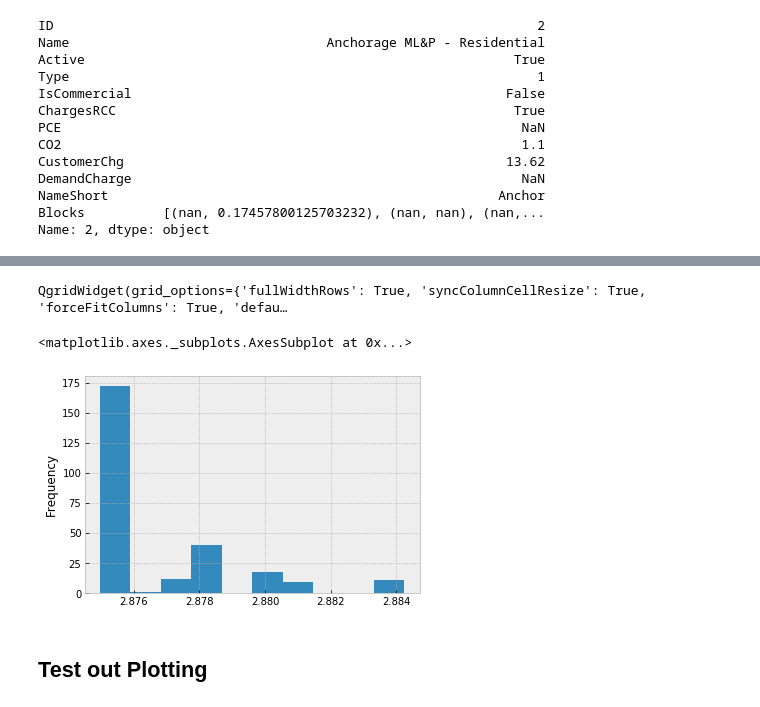
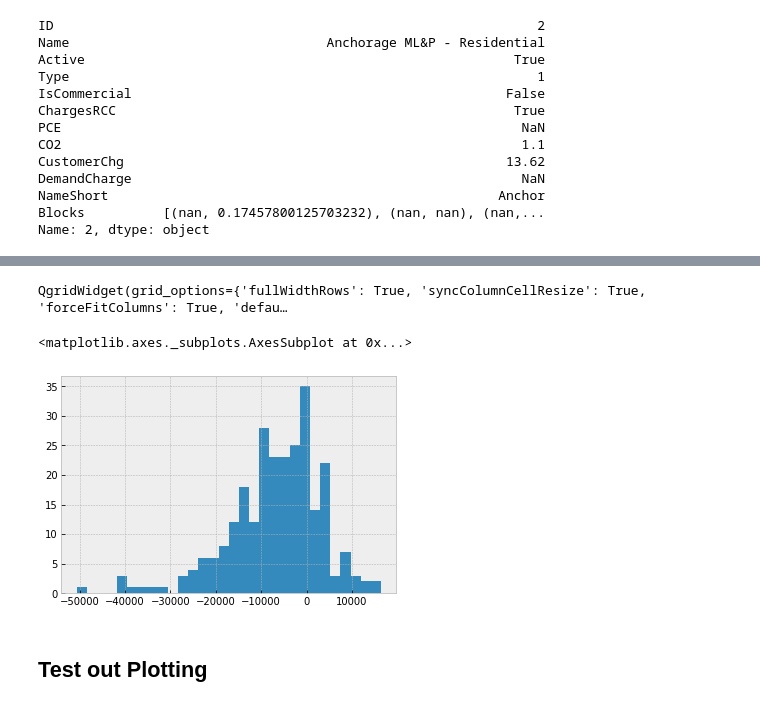
Before and after one commit to alanmitchell/heat-pump-study, a Jupyter notebook: general/city_model_runs.ipynb, the cells around one changed output, grey strips where cells are left out. Saved outputs shown, nothing was run; the diff lists cells and outputs as text; code cells hidden in the pictures.

```diff
--- a/general/city_model_runs.ipynb
+++ b/general/city_model_runs.ipynb
@@ -304,12 +453,14 @@ Yakutat
-# %%
-sh(df_results)
-# %% [output]
-QgridWidget(grid_options={'fullWidthRows': True, 'syncColumnCellResize': True, 'forceFitColumns': True, 'defau…
-# %%
-df_results.cop.plot.hist()
-# %% [output]
-<matplotlib.axes._subplots.AxesSubplot at 0x...>
-[figure, removed]
+# %%
+df_results = pd.read_pickle('results.pkl')
+sh(df_results)
+# %% [output]
+QgridWidget(grid_options={'fullWidthRows': True, 'syncColumnCellResize': True, 'forceFitColumns': True, 'defau…
+# %%
+df_results.query('Exist_Fuel_Type == 4').NPV.hist(bins=30)
+#xlim(-10000, 10000)
+# %% [output]
+<matplotlib.axes._subplots.AxesSubplot at 0x...>
+[figure, added]
 # %% [markdown]
 ## Test out Plotting
 # %%
```
Also changed, not shown: parts of 6 cells of this notebook.
